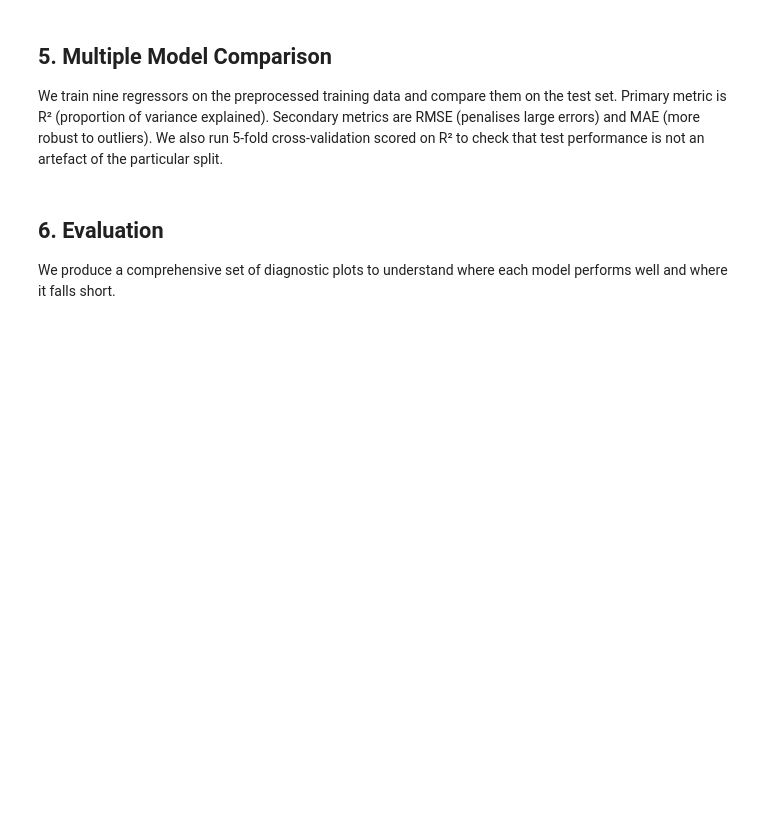
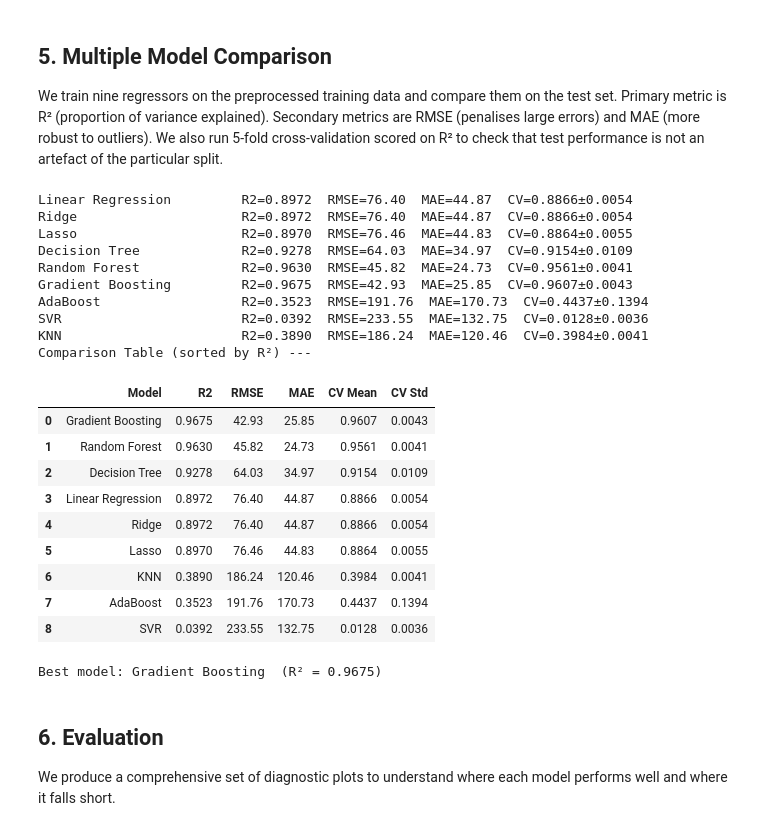
Before and after one commit to karan092002/fmcg-sales, a Jupyter notebook: notebook/fmcg_profit_prediction.ipynb, the cells around one changed output. Drawn from its saved outputs; the diff is of its cells as text; code cells hidden in the pictures; blank space fills up the shorter version.

Commit message:
Added predictive models

```diff
--- a/notebook/fmcg_profit_prediction.ipynb
+++ b/notebook/fmcg_profit_prediction.ipynb
@@ -16,7 +15,8 @@ from IPython.display import display
 sns.set_theme()
 %matplotlib inline
 # %%
-df = pd.read_csv("../data/fmcg_sales_marketing_profitability_2023_2025.csv")
+url = 'https://raw.githubusercontent.com/karan092002/fmcg-sales/refs/heads/main/data/fmcg_sales_marketing_profitability_2023_2025.csv'
+df = pd.read_csv(url)
 print(f"Shape: {df.shape}")
 print()
 print(df.dtypes)
@@ -277,37 +357,59 @@ models = {
 # %%
 results = []
 
 for name, model in models.items():
     model.fit(X_train_arr, y_train)
     preds = model.predict(X_test_arr)
 
-    r2   = r2_score(y_test, preds)
+    r2 = r2_score(y_test, preds)
     rmse = np.sqrt(mean_squared_error(y_test, preds))
-    mae  = mean_absolute_error(y_test, preds)
+    mae = mean_absolute_error(y_test, preds)
 
     cv_scores = cross_val_score(
         model, X_train_arr, y_train,
         cv=5, scoring="r2", n_jobs=-1
     )
 
     results.append({
-        "Model":   name,
-        "R2":      round(r2, 4),
-        "RMSE":    round(rmse, 2),
-        "MAE":     round(mae, 2),
+        "Model": name,
+        "R2": round(r2, 4),
+        "RMSE": round(rmse, 2),
+        "MAE": round(mae, 2),
         "CV Mean": round(cv_scores.mean(), 4),
-        "CV Std":  round(cv_scores.std(), 4),
+        "CV Std": round(cv_scores.std(), 4),
     })
     print(f"{name:<25} R2={r2:.4f}  RMSE={rmse:.2f}  MAE={mae:.2f}  CV={cv_scores.mean():.4f}±{cv_scores.std():.4f}")
 
 results_df = pd.DataFrame(results).sort_values("R2", ascending=False).reset_index(drop=True)
-print("
---- Comparison Table (sorted by R²) ---")
+print("Comparison Table (sorted by R²) ---")
 display(results_df)
+# %% [output]
+Linear Regression         R2=0.8972  RMSE=76.40  MAE=44.87  CV=0.8866±0.0054
+Ridge                     R2=0.8972  RMSE=76.40  MAE=44.87  CV=0.8866±0.0054
+Lasso                     R2=0.8970  RMSE=76.46  MAE=44.83  CV=0.8864±0.0055
+Decision Tree             R2=0.9278  RMSE=64.03  MAE=34.97  CV=0.9154±0.0109
+Random Forest             R2=0.9630  RMSE=45.82  MAE=24.73  CV=0.9561±0.0041
+Gradient Boosting         R2=0.9675  RMSE=42.93  MAE=25.85  CV=0.9607±0.0043
+AdaBoost                  R2=0.3523  RMSE=191.76  MAE=170.73  CV=0.4437±0.1394
+SVR                       R2=0.0392  RMSE=233.55  MAE=132.75  CV=0.0128±0.0036
+KNN                       R2=0.3890  RMSE=186.24  MAE=120.46  CV=0.3984±0.0041
+Comparison Table (sorted by R²) ---
+|  | Model | R2 | RMSE | MAE | CV Mean | CV Std |
+| 0 | Gradient Boosting | 0.9675 | 42.93 | 25.85 | 0.9607 | 0.0043 |
+| 1 | Random Forest | 0.9630 | 45.82 | 24.73 | 0.9561 | 0.0041 |
+| 2 | Decision Tree | 0.9278 | 64.03 | 34.97 | 0.9154 | 0.0109 |
+| 3 | Linear Regression | 0.8972 | 76.40 | 44.87 | 0.8866 | 0.0054 |
+| 4 | Ridge | 0.8972 | 76.40 | 44.87 | 0.8866 | 0.0054 |
+| 5 | Lasso | 0.8970 | 76.46 | 44.83 | 0.8864 | 0.0055 |
+| 6 | KNN | 0.3890 | 186.24 | 120.46 | 0.3984 | 0.0041 |
+| 7 | AdaBoost | 0.3523 | 191.76 | 170.73 | 0.4437 | 0.1394 |
+| 8 | SVR | 0.0392 | 233.55 | 132.75 | 0.0128 | 0.0036 |
 # %%
 best_model_name = results_df.iloc[0]["Model"]
 best_model = models[best_model_name]
 print(f"Best model: {best_model_name}  (R² = {results_df.iloc[0]['R2']})")
+# %% [output]
+Best model: Gradient Boosting  (R² = 0.9675)
 # %% [markdown]
 ## 6. Evaluation
 
```
Also changed, not shown: parts of 21 cells of this notebook.
